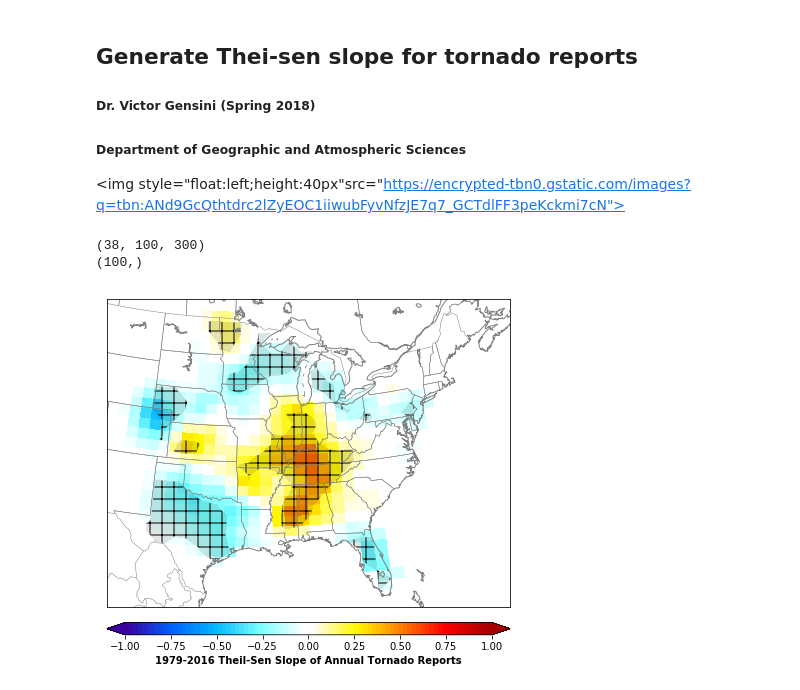
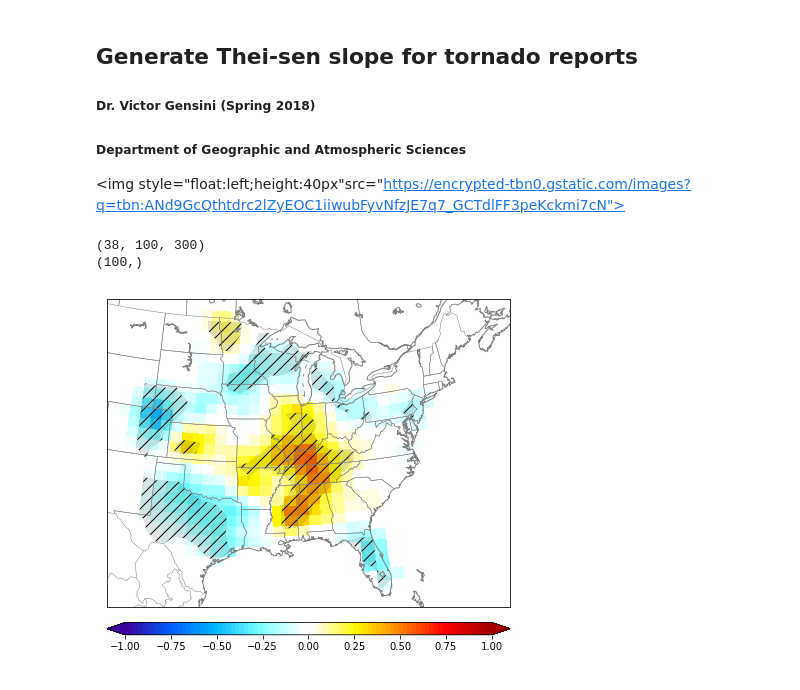
Before and after one commit to vgensini/enso, a Jupyter notebook: gen_report_array.ipynb, the cells around one changed output. Cells and saved outputs as stored; diff of their text form; code cells hidden in the pictures.

Commit message:
Update for Monthly Plots.

```diff
--- a/gen_report_array.ipynb
+++ b/gen_report_array.ipynb
@@ -41,7 +41,6 @@ density_yr = np.empty((0,150,350))
 nx, ny = 300,100
 #####################################################
 density_yr = np.empty((0,100,300))
-
 
 tor_file = '1950-2016_tor.csv'
 tor_df = pd.read_csv(tor_file)
@@ -136,34 +135,35 @@ for lt,ln in zip(latty_bin,lonny_bin):
 path = Path(points)
 clip1 = path.contains_points(lonlat)
 
 #reshape array
 clip1 = clip1.reshape(density.shape)
 
 #print (vals.shape)
 fig = plt.figure()
 fig.set_size_inches(6,6)
 m = Basemap  (projection='lcc',lon_0=-92.54199,lat_0=38.09401,llcrnrlat=24, urcrnrlat=47,llcrnrlon=-106,urcrnrlon=-61,resolution='l',area_thresh=1000)
 m.drawcoastlines(color='gray')
 m.drawstates(color='gray')
 #masked = maskoceans(lon_bins_2d1,lat_bins_2d1,slope)
 masked = np.ma.masked_where(clip==False,slope)
 #masked1 = maskoceans(lon_bins_2d1,lat_bins_2d1,pval)
 masked1 = np.ma.masked_where(clip1==False,pval)
 m.drawcountries(color='gray')
 x,y = m(lons,lats)
 temper_anom = ['#3c009c','#3609A5','#3013AF','#2A1CB9','#2426C3','#1E30CD','#1839D7','#1243E1','#0C4CEB','#0656F5','#0060FF','#0068FF','#0071FF','#0079FF','#0082FF','#008BFF','#0093FF','#009CFF','#00A4FF','#00ADFF','#00B6FF','#0CBDFF','#18C4FF','#24CBFF','#30D3FF','#3CDAFF','#48E1FF','#54E9FF','#60F0FF','#6CF7FF','#79FFFF','#86FFFF','#93FFFF','#A1FFFF','#AEFFFF','#BCFFFF','#C9FFFF','#D6FFFF','#E4FFFF','#F1FFFF','#FFFFFF','#FFFFFF','#FFFFFF','#FFFEE5','#FFFDCC','#FFFCB2','#FFFB99','#FFFB7F','#FFFA66','#FFF94C','#FFF833','#FFF719','#FFF700','#FFEB00','#FFDF00','#FFD300','#FFC700','#FFBB00','#FFAF00','#FFA300','#FF9700','#FF8B00','#FF7F00','#FE7200','#FE6500','#FE5800','#FE4C00','#FE3F00','#FE3200','#FE2600','#FE1900','#FE0C00','#FE0000','#F50000','#EC0000','#E30000','#DA0000','#D20000','#C90000','#C00000','#B70000','#AE0000','#A60000']
 cmap = matplotlib.colors.ListedColormap(temper_anom)
 xs, ys = m(lon_bins_2d1, lat_bins_2d1)
 plot = m.pcolormesh(xs,ys,masked*10,zorder=1,vmin=-1, vmax=1,cmap=cmap)
 colbar = m.colorbar(plot,"bottom", size="4%",pad="5%",extend='both')
-colbar.set_label('1979-2016 Theil-Sen Slope of Annual Tornado Reports',fontsize='medium',weight='bold')
+#colbar.set_label('1979-2016 Theil-Sen Slope of Annual Tornado Reports',fontsize='medium',weight='bold')
 levs = [-0.05,0.05]
-m.contourf(xs,ys,masked1,levs,cmap=None,colors='black',alpha=.1,hatches=['+'])
+#m.contour(xs,ys,masked1,levs,colors='black')
+m.contourf(xs,ys,masked1,levs,cmap=None,colors='black',alpha=.1,hatches=['//'])
 #levs1 = [-900,-1.96]
 #m.contourf(x,y,sigdiff,levs1,color=None,hatch=['/'])
 plt.tight_layout()
-plt.savefig('Figure4.png',dpi=100)
+plt.savefig('Figure5.png',dpi=100)
 # %% [output]
 (38, 100, 300)
 (100,)
-[figure, old version]
+[figure, new version]
```
Also changed, not shown: 24 other files.
